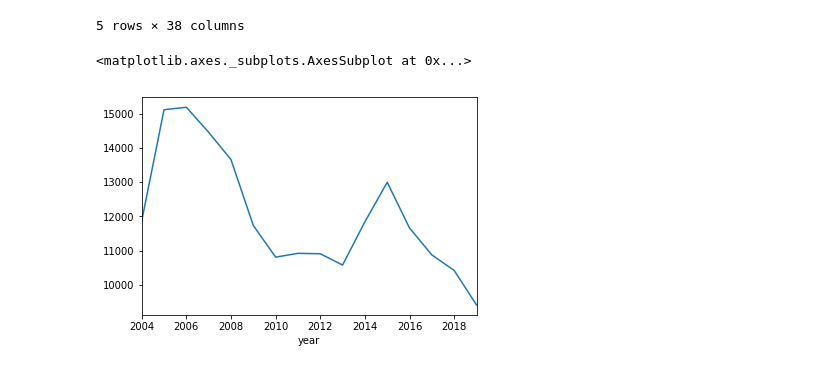
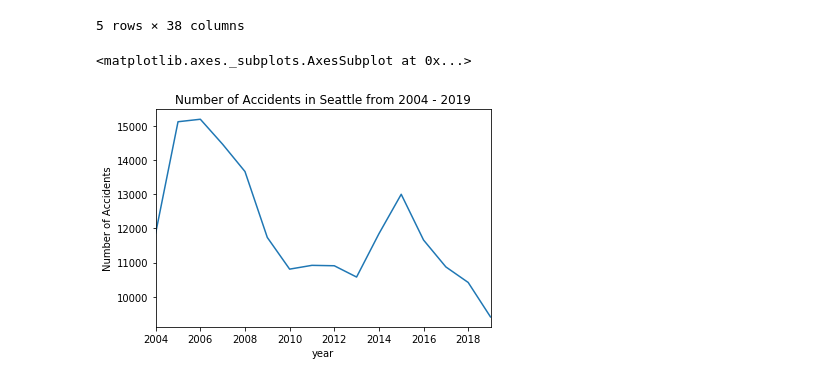
Before and after one commit to pokebaum/Coursera_Capstone, a Jupyter notebook: Capstone Notebook.ipynb, the cells around one changed output. Drawn from its saved outputs; the diff is of its cells as text; code cells hidden in the pictures.

```diff
--- a/Capstone Notebook.ipynb
+++ b/Capstone Notebook.ipynb
@@ -37,13 +38,16 @@ df.head()
 # %%
 df_new = df
 df_new['time'] = pd.to_datetime(df_new['INCDTTM'])
 df_new['year'] = df_new['time'].dt.year
 df_new = df_new.groupby('year', axis=0).size()
 df_new = df_new[:-1]
+plt.title('Number of Accidents in Seattle from 2004 - 2019')
+plt.xlabel('Year')
+plt.ylabel('Number of Accidents')
 df_new.plot()
 # %% [output]
 <matplotlib.axes._subplots.AxesSubplot at 0x...>
-[figure, old version]
+[figure, new version]
 # %%
 print("Severity: ", df['SEVERITYCODE'].unique())
 print(df.dtypes)
```
Also changed, not shown: parts of 46 cells of this notebook.
